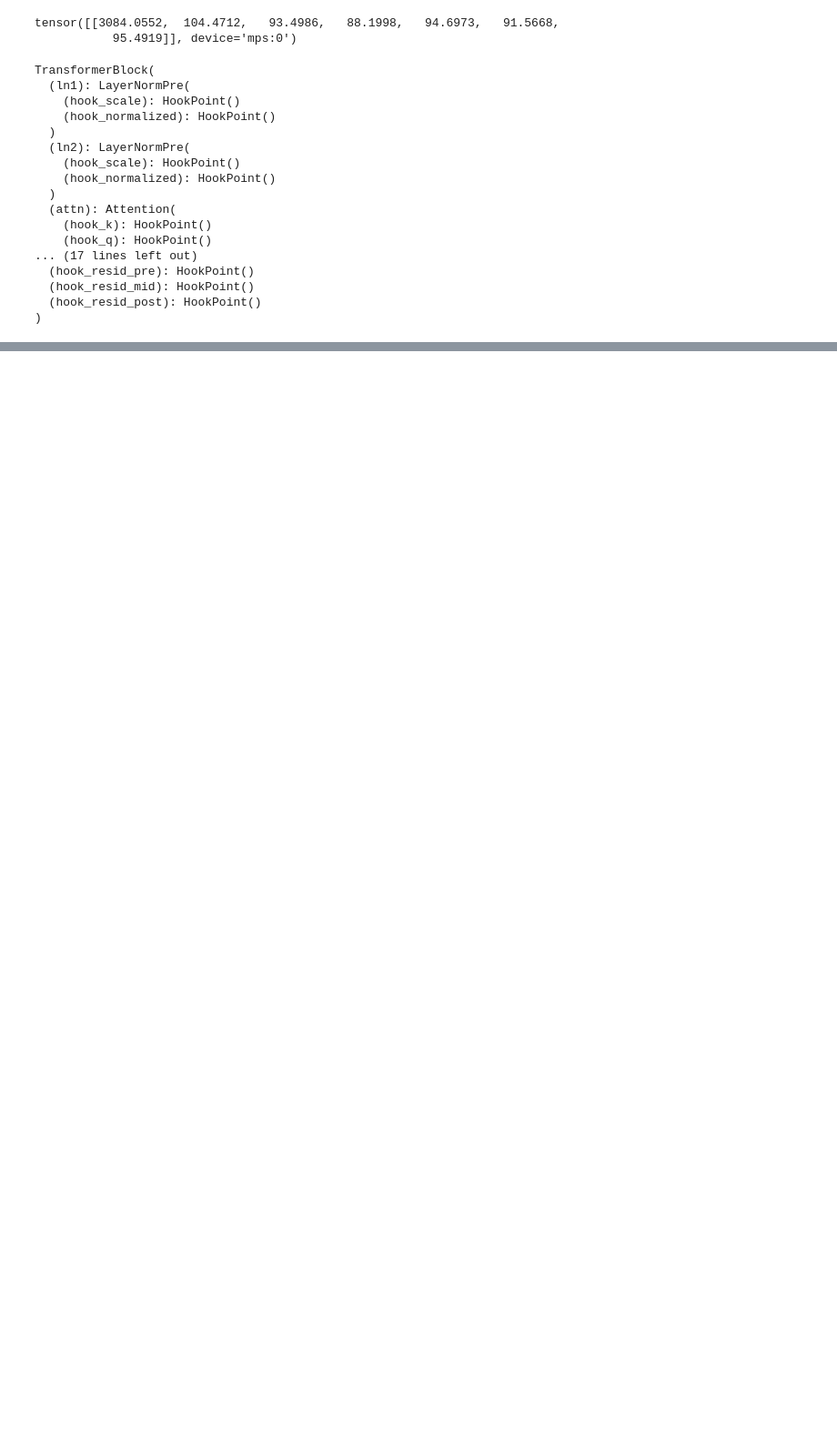
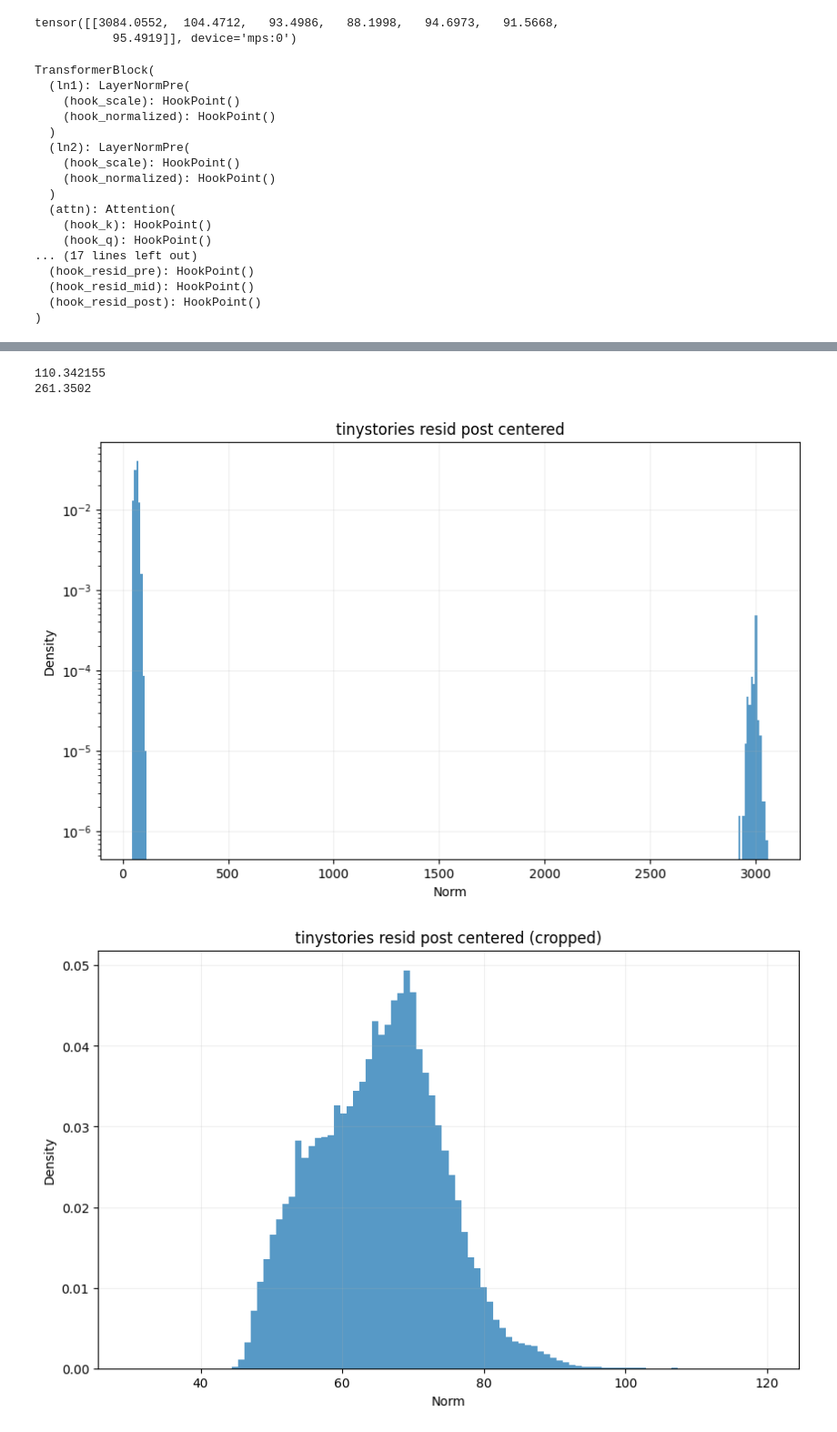
Before and after one commit to oli-clive-griffin/mars-apps, a Jupyter notebook: visualize_norms.ipynb, the cells around one changed output, grey strips where cells are left out. Shown at 91% size. Cells and saved outputs as stored; diff of their text form; code cells hidden in the pictures; blank space fills up the shorter version.

```diff
--- a/visualize_norms.ipynb
+++ b/visualize_norms.ipynb
@@ -88,4 +93,0 @@ def get_norms(activation_accumulator: ActivationAccumulator):
-# %%
-from generate_activations import DATA_DIR
-acc = ActivationAccumulator.load(DATA_DIR / "activations139.npy")
-norms_N = get_norms(acc)
@@ -100,0 +94,12 @@ plot_histogram_bounded(norms_N)
+# %%
+from pathlib import Path
+
+# tinystories
+ts_resid_post_path = Path("data") / "roneneldan/TinyStories" / "blocks.6.hook_resid_post" / "activations9.npy"
+ts_resid_post_acc = ActivationAccumulator.load(ts_resid_post_path)
+
+ts_ln2_path = Path("data") / "roneneldan/TinyStories" / "blocks.6.ln2.hook_normalized" / "activations9.npy"
+ts_ln2_acc = ActivationAccumulator.load(ts_ln2_path)
+
+ts_lns_path = Path("data") / "roneneldan/TinyStories" / "blocks.6.ln2.hook_scale" / "activations9.npy"
+ts_lns_acc = ActivationAccumulator.load(ts_lns_path)
@@ -100,0 +136,24 @@ plot_histogram_bounded(norms_N)
+# %%
+ts_resid_post_norms_N, ts_resid_post_norms_centered_N = get_norms(ts_resid_post_acc)
+mean_ts_resid_post_norms_N = ts_resid_post_norms_N.mean()
+std_ts_resid_post_norms_N = ts_resid_post_norms_N.std()
+print(mean_ts_resid_post_norms_N)
+print(std_ts_resid_post_norms_N)
+
+
+# plot_histogram(ts_resid_post_norms_N, "tinystories resid post")
+plot_histogram(ts_resid_post_norms_centered_N, "tinystories resid post centered")
+plot_histogram_bounded(ts_resid_post_norms_centered_N, "tinystories resid post centered (cropped)")
+
+# ts_ln2_norms_N, ts_ln2_norms_centered_N = get_norms(ts_ln2_acc)
+# plot_histogram(ts_ln2_norms_N, "tinystories ln2")
+# plot_histogram(ts_ln2_norms_centered_N, "tinystories ln2 centered")
+
+# ts_lns_norms_N, ts_lns_norms_centered_N = get_norms(ts_lns_acc)
+# plot_histogram(ts_lns_norms_N, "tinystories lns")
+# plot_histogram(ts_lns_norms_centered_N, "tinystories lns centered")
+# %% [output]
+110.342155
+261.3502
+[figure, added]
+[figure, added]
```
Also changed, not shown: parts of 9 cells of this notebook, 3 other files.
